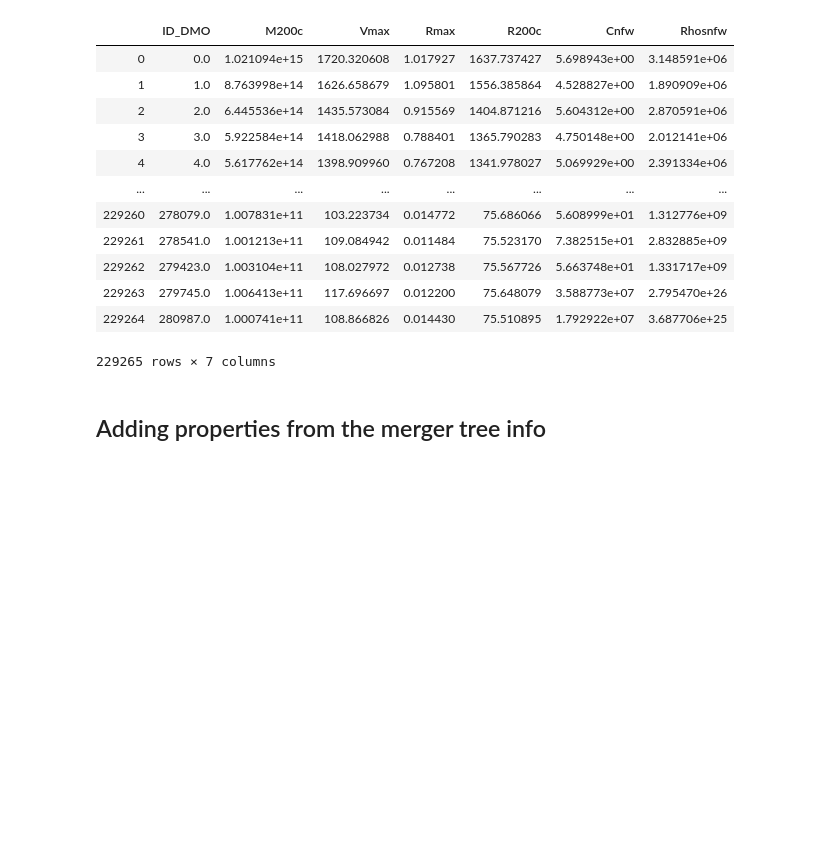
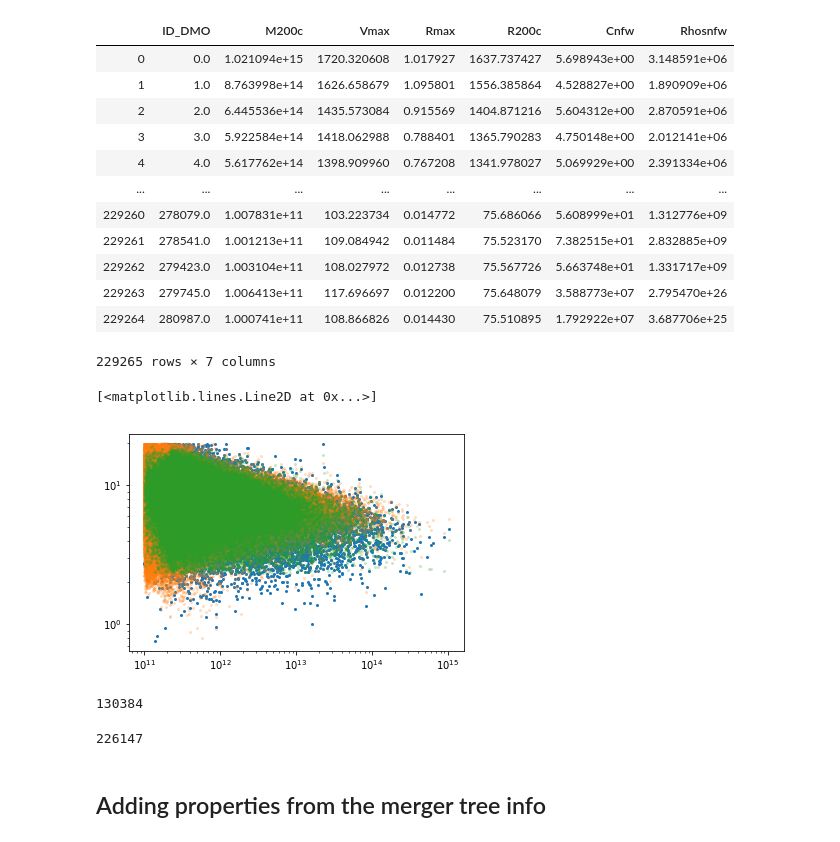
Before and after one commit to florpi/GaHaCo, a Jupyter notebook: notebooks/data_EDA.ipynb, the cells around one changed output. Drawn from its saved outputs; the diff is of its cells as text; code cells hidden in the pictures; blank space fills up the shorter version.

```diff
--- a/notebooks/data_EDA.ipynb
+++ b/notebooks/data_EDA.ipynb
@@ -142,6 +124,34 @@ properties_df
 | 229263 | 279745.0 | 1.006413e+11 | 117.696697 | 0.012200 | 75.648079 | 3.588773e+07 | 2.795470e+26 |
 | 229264 | 280987.0 | 1.000741e+11 | 108.866826 | 0.014430 | 75.510895 | 1.792922e+07 | 3.687706e+25 |
 229265 rows × 7 columns
+# %%
+our_concentrations = pd.read_hdf(tng_path + 'halo_profiles.hdf5')
+# %%
+test = pd.merge(properties_df, our_concentrations, on='ID_DMO')
+# %%
+test_valid = test[(test.concentration > 0.) & (test.concentration < 20.)]
+# %%
+test_valid_ = test[(test.Cnfw > 0.1) & (test.Cnfw < 20.)]
+# %%
+plt.loglog(test_valid.M200c, test_valid.concentration, marker='o',
+          markersize = 2, linestyle = '')
+
+plt.loglog(test_valid_.M200c, test_valid_.Cnfw, marker='o',
+          markersize = 2, linestyle = '', alpha = 0.2)
+
+plt.loglog(test_valid.M200c, test_valid.prada_c, marker='o',
+          markersize = 2, linestyle = '', alpha = 0.2)
+# %% [output]
+[<matplotlib.lines.Line2D at 0x...>]
+[figure, added]
+# %%
+len(test_valid)
+# %% [output]
+130384
+# %%
+len(test_valid_)
+# %% [output]
+226147
 # %%
 merged_matching_df = pd.merge(mass_matching_df, properties_df, on = ['ID_DMO'], how = 'inner')
 # %% [markdown]
```
Also changed, not shown: parts of 6 cells of this notebook, 25 other files.
